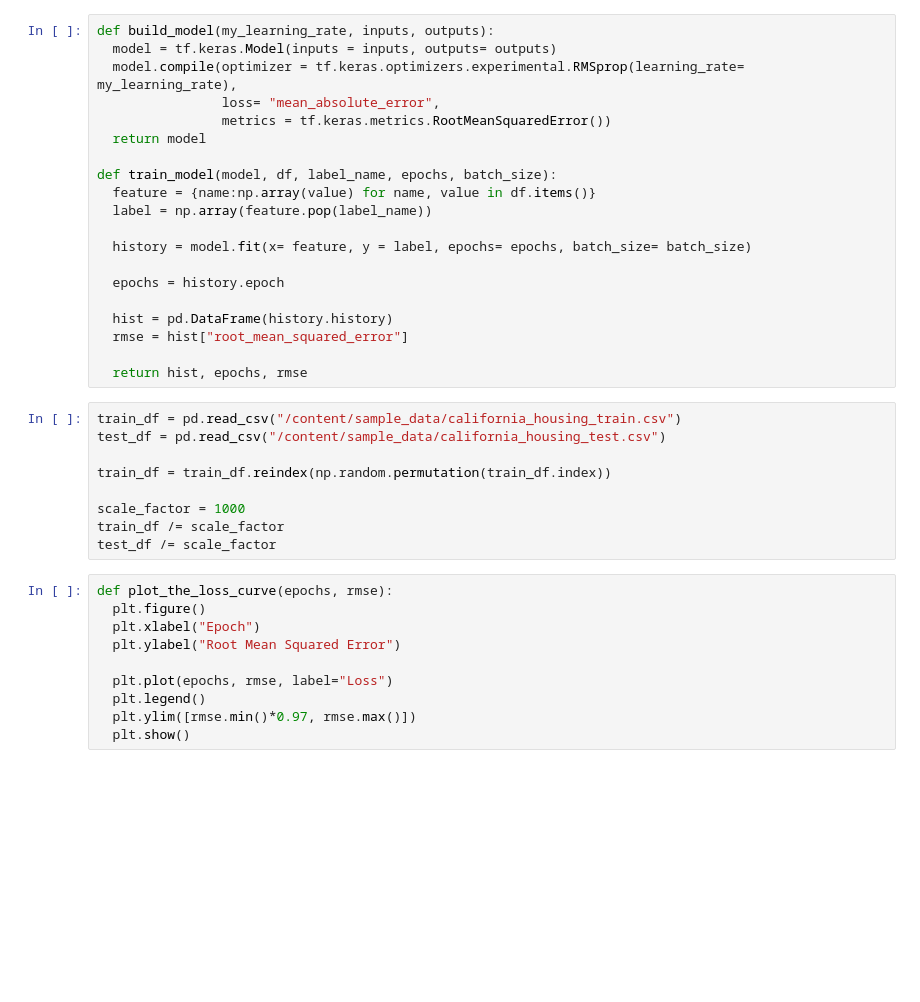
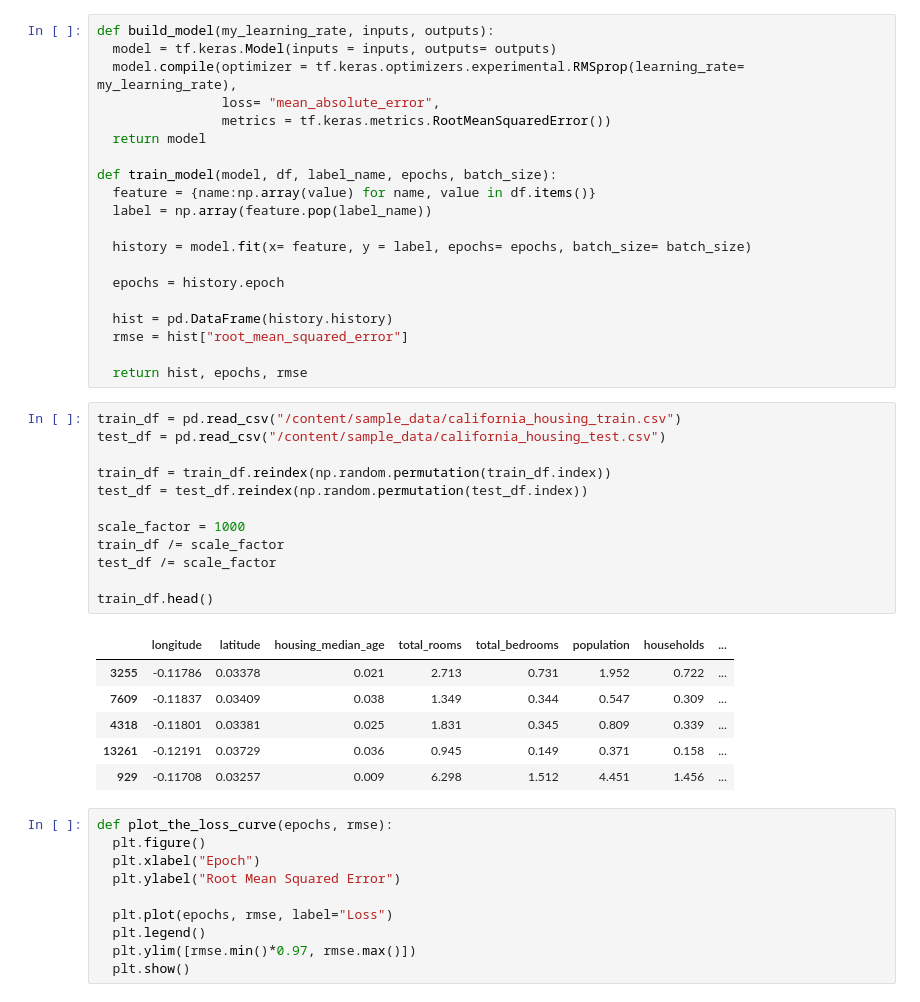
Before and after one commit to Bharatk050/House-Prediction, a Jupyter notebook: House_Prediction.ipynb, the cells around one changed output. Cells and saved outputs as stored; diff of their text form; blank space fills up the shorter version.

```diff
--- a/House_Prediction.ipynb
+++ b/House_Prediction.ipynb
@@ -26,12 +26,22 @@ def train_model(model, df, label_name, epochs, batch_size):
 # %%
 train_df = pd.read_csv("/content/sample_data/california_housing_train.csv")
 test_df = pd.read_csv("/content/sample_data/california_housing_test.csv")
 
 train_df = train_df.reindex(np.random.permutation(train_df.index))
+test_df = test_df.reindex(np.random.permutation(test_df.index))
 
 scale_factor = 1000
 train_df /= scale_factor
 test_df /= scale_factor
+
+train_df.head()
+# %% [output]
+|  | longitude | latitude | housing_median_age | total_rooms | total_bedrooms | population | households | ... |
+| 3255 | -0.11786 | 0.03378 | 0.021 | 2.713 | 0.731 | 1.952 | 0.722 | ... |
+| 7609 | -0.11837 | 0.03409 | 0.038 | 1.349 | 0.344 | 0.547 | 0.309 | ... |
+| 4318 | -0.11801 | 0.03381 | 0.025 | 1.831 | 0.345 | 0.809 | 0.339 | ... |
+| 13261 | -0.12191 | 0.03729 | 0.036 | 0.945 | 0.149 | 0.371 | 0.158 | ... |
+| 929 | -0.11708 | 0.03257 | 0.009 | 6.298 | 1.512 | 4.451 | 1.456 | ... |
 # %%
 def plot_the_loss_curve(epochs, rmse):
   plt.figure()
```
Also changed, not shown: parts of 3 cells of this notebook.
